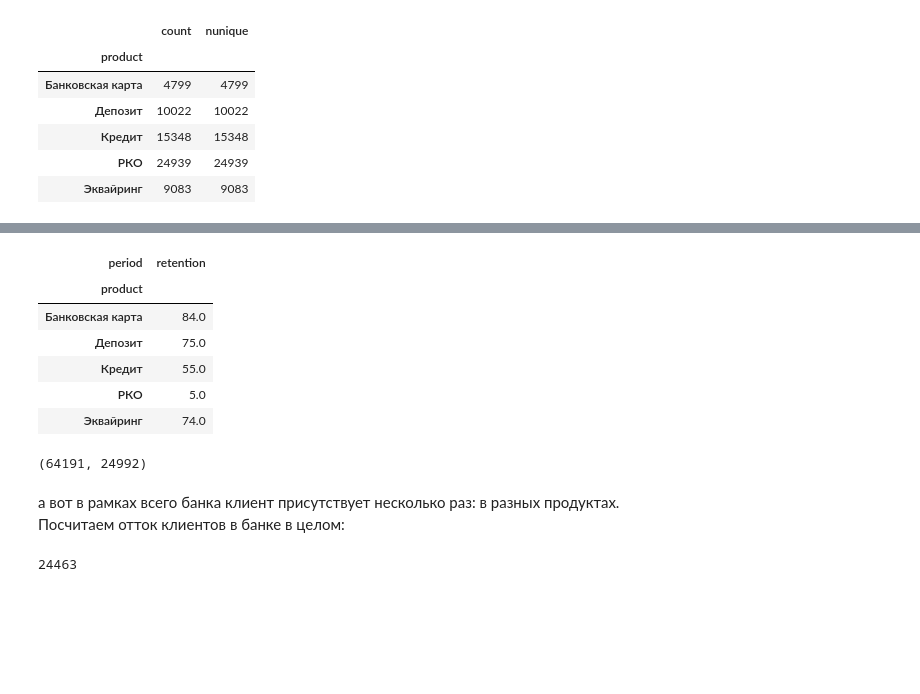
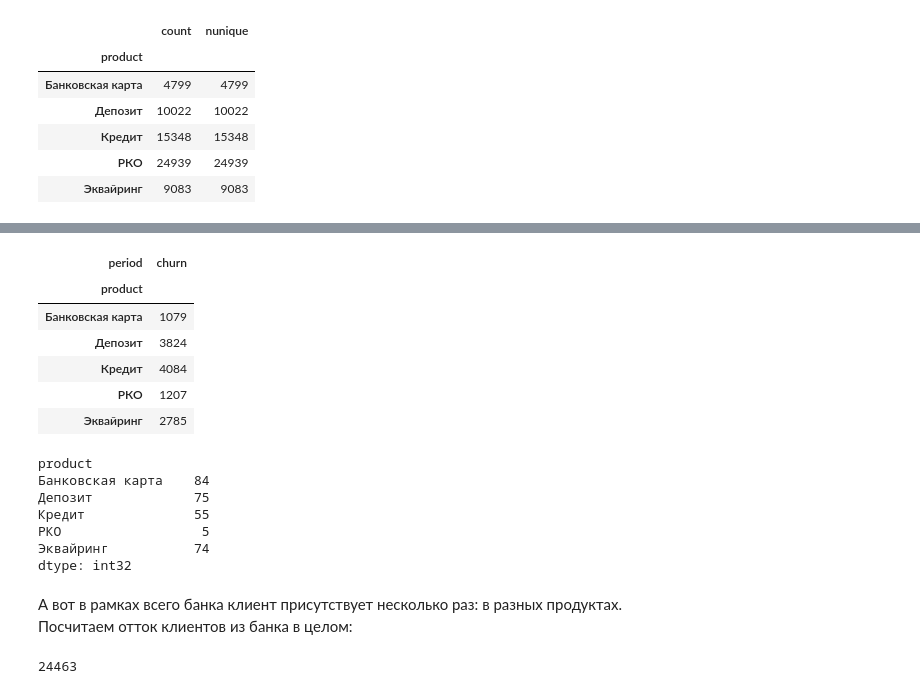
Before and after one commit to gbrs/test_tasks, a Jupyter notebook: vtb/test_vtb_mine.ipynb, the cells around one changed output, grey strips where cells are left out. Drawn from its saved outputs; the diff is of its cells as text; code cells hidden in the pictures; blank space fills up the shorter version.

```diff
--- a/vtb/test_vtb_mine.ipynb
+++ b/vtb/test_vtb_mine.ipynb
@@ -330,22 +247,37 @@ clients_number
 | Кредит | 7478 |
 | РКО | 23784 |
 | Эквайринг | 3770 |
+# %%
+# клиенты, бывшие в продукте в первый, но не во второй период
+churn = pt[pt.p_1.notna() & pt.p_2.isna()]\
+    .reset_index()\
+    .groupby('product')\
+    .agg('count')\
+    .iloc[:, :1]\
+    .rename(columns={'client_id': 'churn'})
+
+churn
+# %% [output]
+| period | churn |
+| product |  |
+| Банковская карта | 1079 |
+| Депозит | 3824 |
+| Кредит | 4084 |
+| РКО | 1207 |
+| Эквайринг | 2785 |
 # %%
-round(100 * retention / clients_number)
+# отток в процентах
+(round(100 * churn['churn'] / clients_number['client_number']).astype('int'))
 # %% [output]
-| period | retention |
-| product |  |
-| Банковская карта | 84.0 |
-| Депозит | 75.0 |
-| Кредит | 55.0 |
-| РКО | 5.0 |
-| Эквайринг | 74.0 |
+product
+Банковская карта    84
+Депозит             75
+Кредит              55
+РКО                  5
+Эквайринг           74
+dtype: int32
-# %%
-pt2.client_id.count(), pt2.client_id.nunique()
-# %% [output]
-(64191, 24992)
 # %% [markdown]
-а вот в рамках всего банка клиент присутствует несколько раз: в разных продуктах.
-Посчитаем отток клиентов в банке в целом:
+А вот в рамках всего банка клиент присутствует несколько раз: в разных продуктах.
+Посчитаем отток клиентов из банка в целом:
 # %%
 total_clients_number = pt[pt.p_1.notna()]\
```
Also changed, not shown: parts of 18 cells of this notebook, 1 other file.
